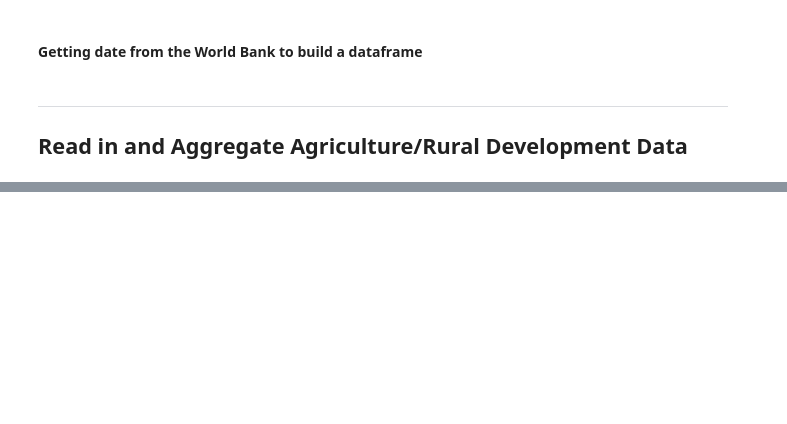
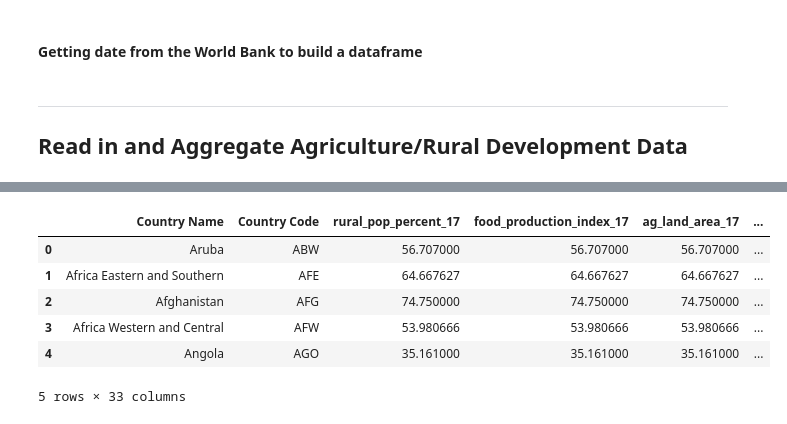
Before and after one commit to pemurp19/Predicting-HDI---Human-Development-Indicators, a Jupyter notebook: code/getting_data.ipynb, the cells around one changed output, grey strips where cells are left out. Saved outputs shown, nothing was run; the diff lists cells and outputs as text; code cells hidden in the pictures; blank space fills up the shorter version.

Commit message:
combined df

```diff
--- a/code/getting_data.ipynb
+++ b/code/getting_data.ipynb
@@ -190,6 +16,0 @@ secure_internet_per_mil = world_bank_csv('secure_internet_per_mil', '../datasets
-# %%
-# merging the data frames into combined for aid category
-data_frames = [cell_subscriptions_per100, secure_internet_per_mil]
-
-infra_merged = reduce(lambda left,right: pd.merge(left,right,on=['Country Code', 'Country Name'],
-                                            how='outer'), data_frames)
@@ -213,0 +94,2 @@ infra_merged = reduce(lambda left,right: pd.merge(left,right,on=['Country Code',
+# %%
+merged_df = merged_table(names, api_keys)
@@ -213,0 +151,43 @@ infra_merged = reduce(lambda left,right: pd.merge(left,right,on=['Country Code',
+# %%
+def merged_table(names_list, path_list):
+    '''
+    This function iterates through the various World Bank Indicators
+    pulls in csv data and filters for the 2017 column
+    and merges the sub-data frames into one merged copy
+    '''
+    data_frames = []
+
+    # Creating data frames for each indicator
+    # appends the name of each new data frame to a list to be used in the merge
+
+    for name in names_list:
+        for path in path_list:
+            df_name = world_bank_csv(name, path, name) # calling the function that was created previously
+            data_frames.append(df_name)
+            time.sleep(1)
+    # the reduce function code was adapted from everestial007 response on stack overflow (https://stackoverflow.com/questions/44327999/python-pandas-merge-multiple-dataframes)
+    # merging the dataframes
+    merged_df = reduce(lambda left,right: pd.merge(left,right,
+                                                   left_index = True,
+                                                   right_index = True,
+                                                   suffixes=(None, '_right'),
+                                                   how='inner',
+                                                  ),
+                                                   data_frames)
+
+    # remove any duplicate columns
+    merged_df = merged_df[[col for col in merged_df if "right" not in col]]
+
+    return merged_df
+# %%
+merged_df = merged_table(names, file_paths)
+# %%
+merged_df.head()
+# %% [output]
+|  | Country Name | Country Code | rural_pop_percent_17 | food_production_index_17 | ag_land_area_17 | ... |
+| 0 | Aruba | ABW | 56.707000 | 56.707000 | 56.707000 | ... |
+| 1 | Africa Eastern and Southern | AFE | 64.667627 | 64.667627 | 64.667627 | ... |
+| 2 | Afghanistan | AFG | 74.750000 | 74.750000 | 74.750000 | ... |
+| 3 | Africa Western and Central | AFW | 53.980666 | 53.980666 | 53.980666 | ... |
+| 4 | Angola | AGO | 35.161000 | 35.161000 | 35.161000 | ... |
+5 rows × 33 columns
```
Also changed, not shown: parts of 63 cells of this notebook, 10 other files.
